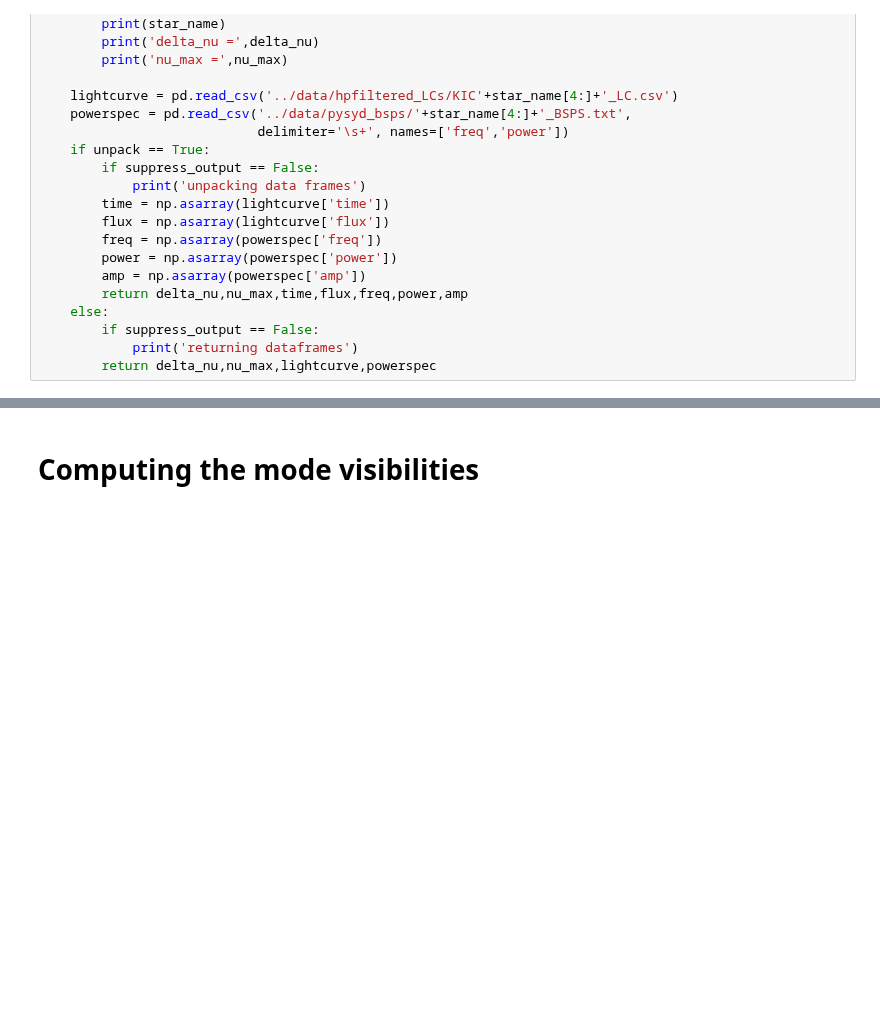
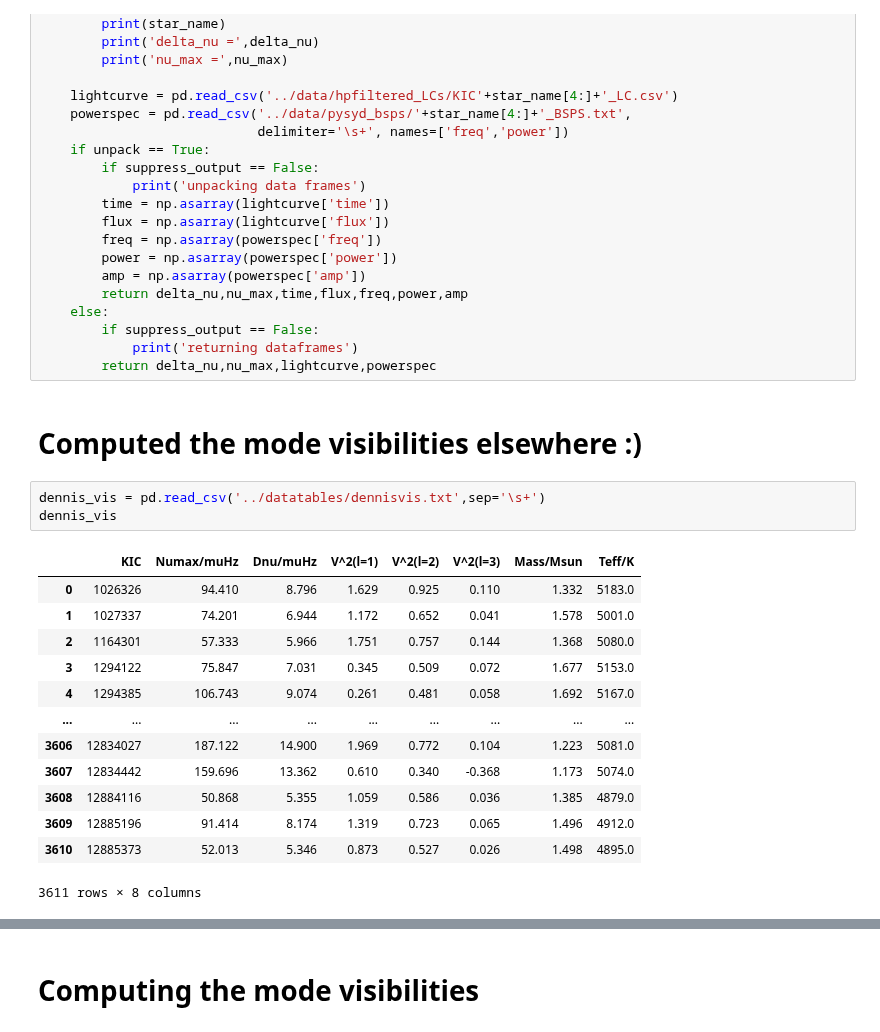
Before and after one commit to courtcraw/Notebooks, a Jupyter notebook: mode_visibilities.ipynb, the cells around one changed output, grey strips where cells are left out. Drawn from its saved outputs; the diff is of its cells as text; blank space fills up the shorter version.

```diff
--- a/mode_visibilities.ipynb
+++ b/mode_visibilities.ipynb
@@ -112,3 +112,22 @@ def read_star_bsps(star_name,suppress_output=True,unpack=False):
         if suppress_output == False:
             print('returning dataframes')
         return delta_nu,nu_max,lightcurve,powerspec
+# %% [markdown]
+# Computed the mode visibilities elsewhere :)
+# %%
+dennis_vis = pd.read_csv('../datatables/dennisvis.txt',sep='\s+')
+dennis_vis
+# %% [output]
+|  | KIC | Numax/muHz | Dnu/muHz | V^2(l=1) | V^2(l=2) | V^2(l=3) | Mass/Msun | Teff/K |
+| 0 | 1026326 | 94.410 | 8.796 | 1.629 | 0.925 | 0.110 | 1.332 | 5183.0 |
+| 1 | 1027337 | 74.201 | 6.944 | 1.172 | 0.652 | 0.041 | 1.578 | 5001.0 |
+| 2 | 1164301 | 57.333 | 5.966 | 1.751 | 0.757 | 0.144 | 1.368 | 5080.0 |
+| 3 | 1294122 | 75.847 | 7.031 | 0.345 | 0.509 | 0.072 | 1.677 | 5153.0 |
+| 4 | 1294385 | 106.743 | 9.074 | 0.261 | 0.481 | 0.058 | 1.692 | 5167.0 |
+| ... | ... | ... | ... | ... | ... | ... | ... | ... |
+| 3606 | 12834027 | 187.122 | 14.900 | 1.969 | 0.772 | 0.104 | 1.223 | 5081.0 |
+| 3607 | 12834442 | 159.696 | 13.362 | 0.610 | 0.340 | -0.368 | 1.173 | 5074.0 |
+| 3608 | 12884116 | 50.868 | 5.355 | 1.059 | 0.586 | 0.036 | 1.385 | 4879.0 |
+| 3609 | 12885196 | 91.414 | 8.174 | 1.319 | 0.723 | 0.065 | 1.496 | 4912.0 |
+| 3610 | 12885373 | 52.013 | 5.346 | 0.873 | 0.527 | 0.026 | 1.498 | 4895.0 |
+3611 rows × 8 columns
```
Also changed, not shown: parts of 4 cells of this notebook, 2 other files.
